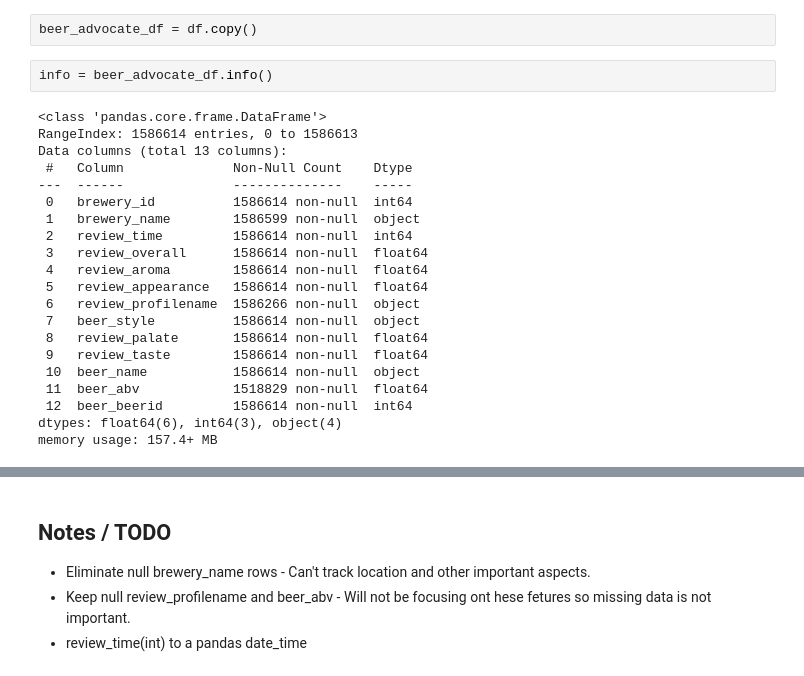
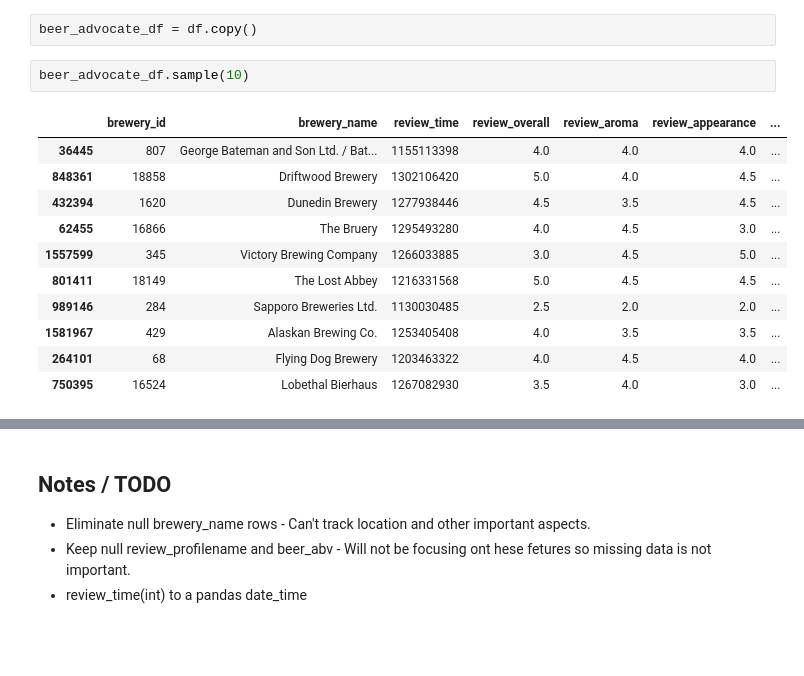
Before and after one commit to jeffjohannsen/Beer_Style_Review_Exploration, a Jupyter notebook: notebooks/BeerAdvocate_EDA.ipynb, the cells around one changed output, grey strips where cells are left out. Saved outputs shown, nothing was run; the diff lists cells and outputs as text; blank space fills up the shorter version.

```diff
--- a/notebooks/BeerAdvocate_EDA.ipynb
+++ b/notebooks/BeerAdvocate_EDA.ipynb
@@ -6,26 +10,17 @@ import matplotlib.pyplot as plt
 df = pd.read_csv('../data/beer_reviews.csv')
 # %%
 beer_advocate_df = df.copy()
-# %%
-info = beer_advocate_df.info()
-# %% [output]
-<class 'pandas.core.frame.DataFrame'>
-RangeIndex: 1586614 entries, 0 to 1586613
-Data columns (total 13 columns):
- #   Column              Non-Null Count    Dtype
----  ------              --------------    -----
- 0   brewery_id          1586614 non-null  int64
- 1   brewery_name        1586599 non-null  object
- 2   review_time         1586614 non-null  int64
- 3   review_overall      1586614 non-null  float64
- 4   review_aroma        1586614 non-null  float64
- 5   review_appearance   1586614 non-null  float64
- 6   review_profilename  1586266 non-null  object
- 7   beer_style          1586614 non-null  object
- 8   review_palate       1586614 non-null  float64
- 9   review_taste        1586614 non-null  float64
- 10  beer_name           1586614 non-null  object
- 11  beer_abv            1518829 non-null  float64
- 12  beer_beerid         1586614 non-null  int64
-dtypes: float64(6), int64(3), object(4)
-memory usage: 157.4+ MB
+# %%
+beer_advocate_df.sample(10)
+# %% [output]
+|  | brewery_id | brewery_name | review_time | review_overall | review_aroma | review_appearance | ... |
+| 36445 | 807 | George Bateman and Son Ltd. / Bat... | 1155113398 | 4.0 | 4.0 | 4.0 | ... |
+| 848361 | 18858 | Driftwood Brewery | 1302106420 | 5.0 | 4.0 | 4.5 | ... |
+| 432394 | 1620 | Dunedin Brewery | 1277938446 | 4.5 | 3.5 | 4.5 | ... |
+| 62455 | 16866 | The Bruery | 1295493280 | 4.0 | 4.5 | 3.0 | ... |
+| 1557599 | 345 | Victory Brewing Company | 1266033885 | 3.0 | 4.5 | 5.0 | ... |
+| 801411 | 18149 | The Lost Abbey | 1216331568 | 5.0 | 4.5 | 4.5 | ... |
+| 989146 | 284 | Sapporo Breweries Ltd. | 1130030485 | 2.5 | 2.0 | 2.0 | ... |
+| 1581967 | 429 | Alaskan Brewing Co. | 1253405408 | 4.0 | 3.5 | 3.5 | ... |
+| 264101 | 68 | Flying Dog Brewery | 1203463322 | 4.0 | 4.5 | 4.0 | ... |
+| 750395 | 16524 | Lobethal Bierhaus | 1267082930 | 3.5 | 4.0 | 3.0 | ... |
```
Also changed, not shown: parts of 10 cells of this notebook, 3 other files.
